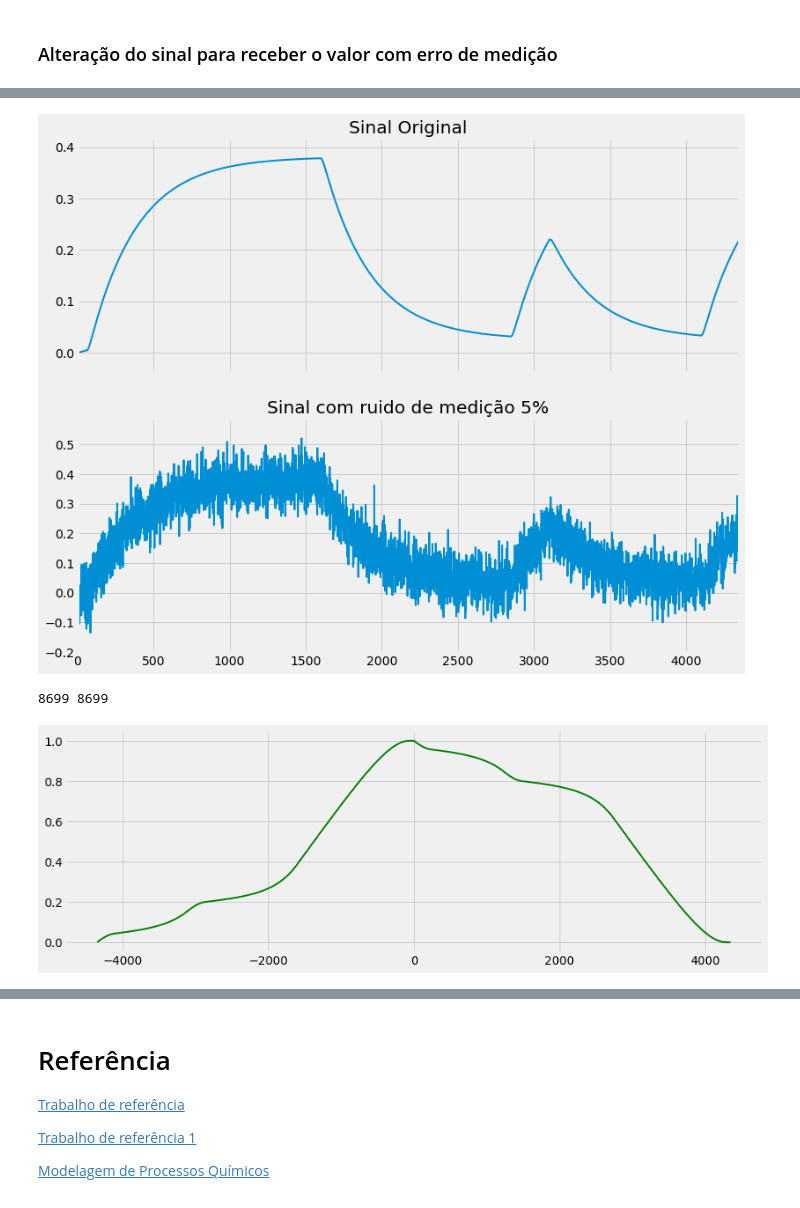
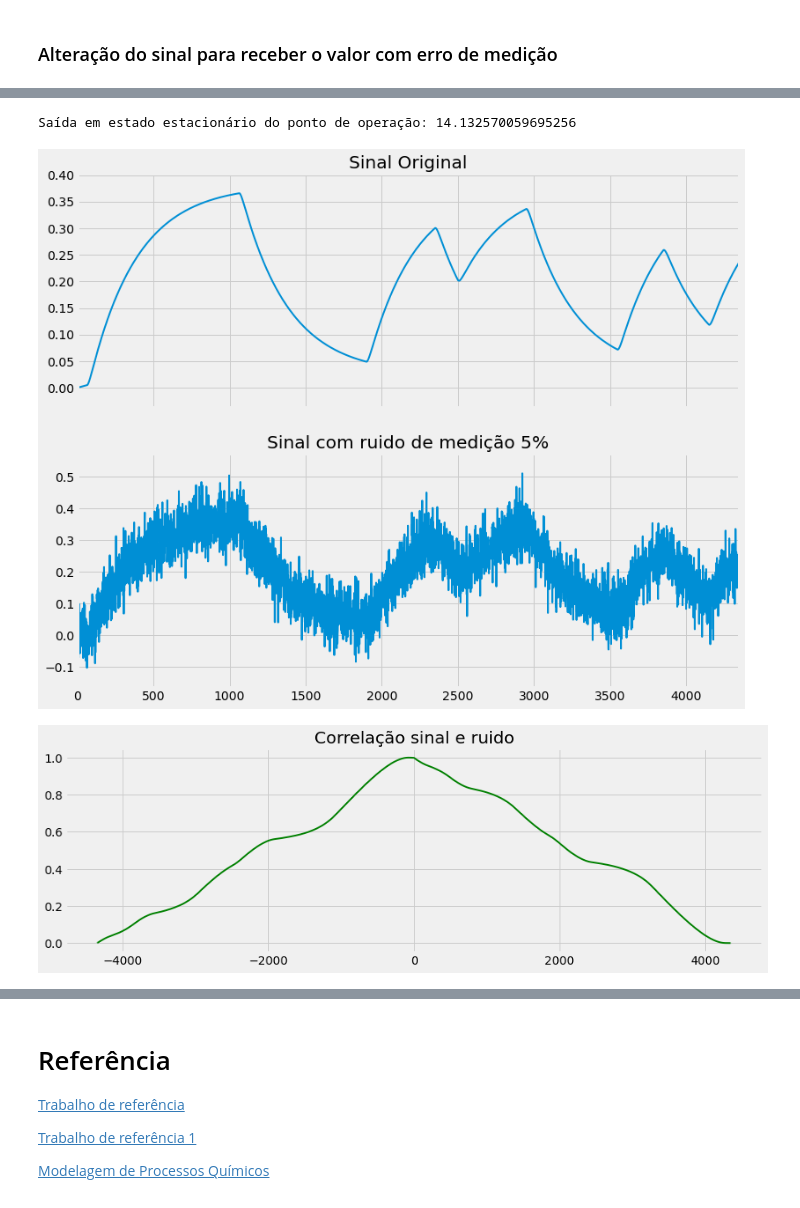
Before and after one commit to felipefrocha/esufmg-tmsd, a Jupyter notebook: modelo_tanques_acoplados/tanques_acomplados.ipynb, the cells around one changed output, grey strips where cells are left out. Saved outputs shown, nothing was run; the diff lists cells and outputs as text; code cells hidden in the pictures.

```diff
--- a/modelo_tanques_acoplados/tanques_acomplados.ipynb
+++ b/modelo_tanques_acoplados/tanques_acomplados.ipynb
@@ -679,44 +681,6 @@ def rand_signal(number_steps=1024):
         random_signal[k:] = a[i]
         i=i+1
     return random_signal.copy()
-# %%
-def prbs_signal(N, b, m):
-    """
-    u=prbs(N,b,m)
-    generates a PRBS signal with length N and with b
-    bits each value is held during m sampling times.
-    For b=8 the PRBS will not be an m-sequence.
-    @Author MATLAB: Luis A. Aguirre - BH 18/10/95
-        - revision 01/02/1999
-    @Maintainer PYTHON: Fernando Souza, on Feb, 06, 2021
-    @Colaboration: Felipe F. Rocha
-    :param N: Size of signal
-    :param b: number bits
-    :param m: sequence n value
-    :return: signal PRBS
-    """
-
-    u = np.zeros(N);
-    x = (( np.random.randint(2**b) & (1 << np.arange(b))) > 0).astype(int)
-
-    j=1; # for most cases the XOR of the last bit is with the one before the last. The exceptions are
-    if b==5:
-       j=2;
-    elif b==7:
-       j=3;
-    elif b==9:
-      j=4;
-    elif b==10:
-       j=3;
-    elif b==11:
-       j=2;
-
-    for i in range(1,math.floor(N/m)):
-        u[m*(i-1):m*i] = x[b-1]*np.ones(m)
-        xor = int(u[m*(i-1)]) ^ int(x[b-1-j])
-        x = np.append([xor],x[0:b-1])
-
-    return u
 # %%
 random_signal = rand_signal()
 
@@ -775,7 +739,7 @@ random_signal = rand_signal()
 ## Definição de m para PRBS
 b = 10
 N = tf
-Td = 250
+Td = 150
 t_prbs = np.arange(0, tf, h)
 u_prbs = prbs_signal(N, b, Td)*-1
 u = u + ((u_prbs) * 0.1 * np.append(np.zeros((left_size+1000, 1)),np.ones(right_size-1000)))
@@ -799,35 +772,35 @@ sig = run_rk_only(t.copy() ,x, u , h)
 
 print(f'\nSaída em estado estacionário do ponto de operação: {sig[0]}\n')
 
 sig = sig - sig[0]
 u_t=u[cut:]
 
 # noise = 0.05 * np.random.randn(len(sig))
 noise = np.random.normal(0,0.05,len(sig))
 
 sig_noise = sig + noise
 
-corr = signal.correlate(np.ones(len(sig)), sig)
+corr = signal.correlate(u_t, sig)
 lags = signal.correlation_lags(len(sig), len(sig_noise))
 corr /= np.max(corr)
 
 fig, (ax_orig, ax_noise) = plt.subplots(2, 1, sharex=True, figsize=(12, 10))
 ax_orig.plot(sig)
 # ax_orig.plot(clock, sig[clock], 'ro')
 ax_orig.set_title('Sinal Original')
 ax_orig.margins(0, 0.1)
 
 ax_noise.plot(sig_noise)
 # ax_corr.plot(clock, corr[clock], 'ro')
 ax_noise.set_title('Sinal com ruido de medição 5%')
 ax_noise.margins(0, 0.1)
 plt.show()
 
 plt.figure(constrained_layout=True, figsize=(12, 4))
-print(f'{len(lags)} {len(corr)}')
 plt.plot(lags, corr, label='Correlacao', color='g')
+plt.title("Correlação sinal e ruido")
 plt.show()
 # %% [output]
+Saída em estado estacionário do ponto de operação: 14.132570059695256
-[figure, old version]
+[figure, new version]
-8699 8699
-[figure, old version]
+[figure, new version]
```
Also changed, not shown: parts of 15 cells of this notebook.
